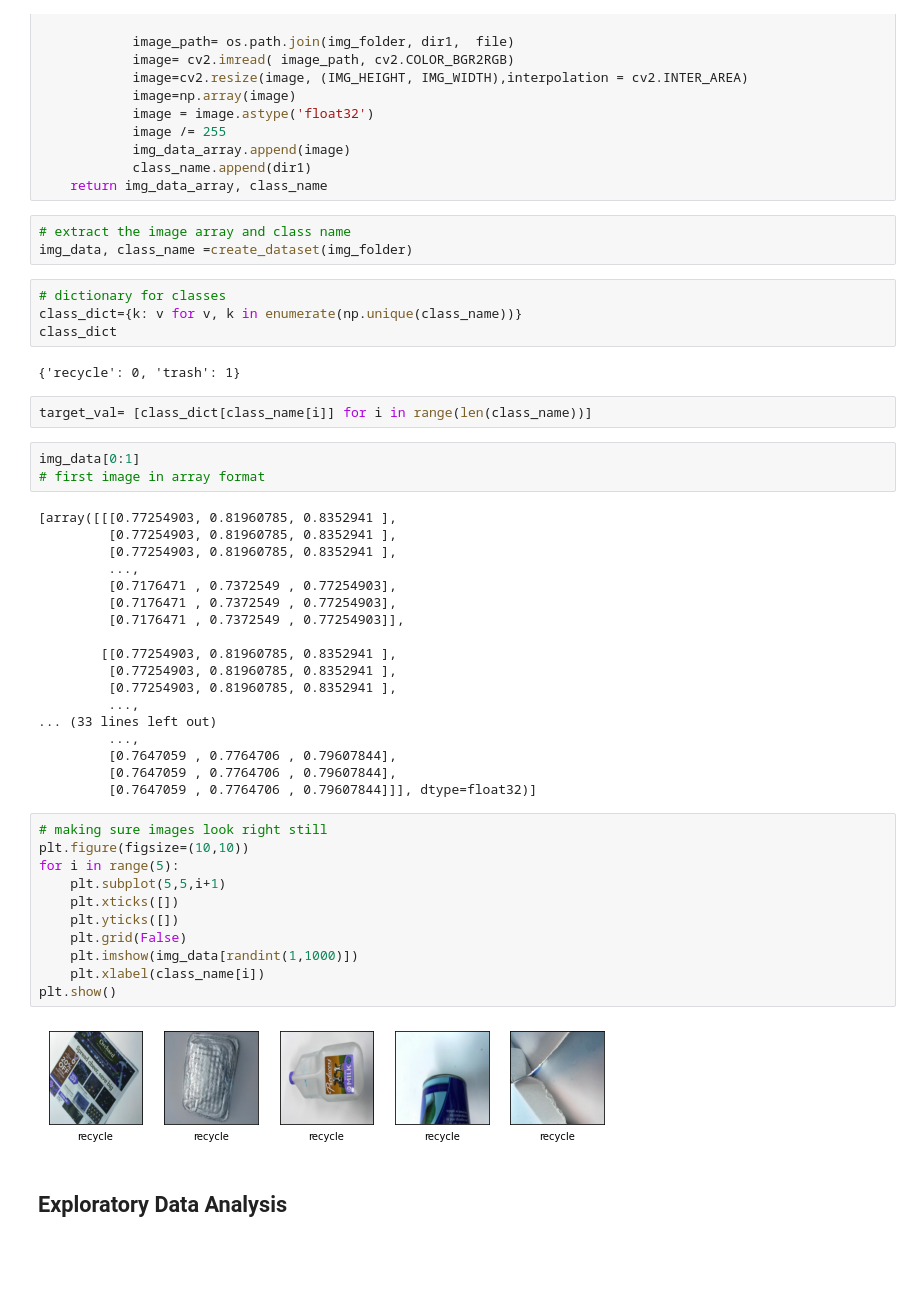
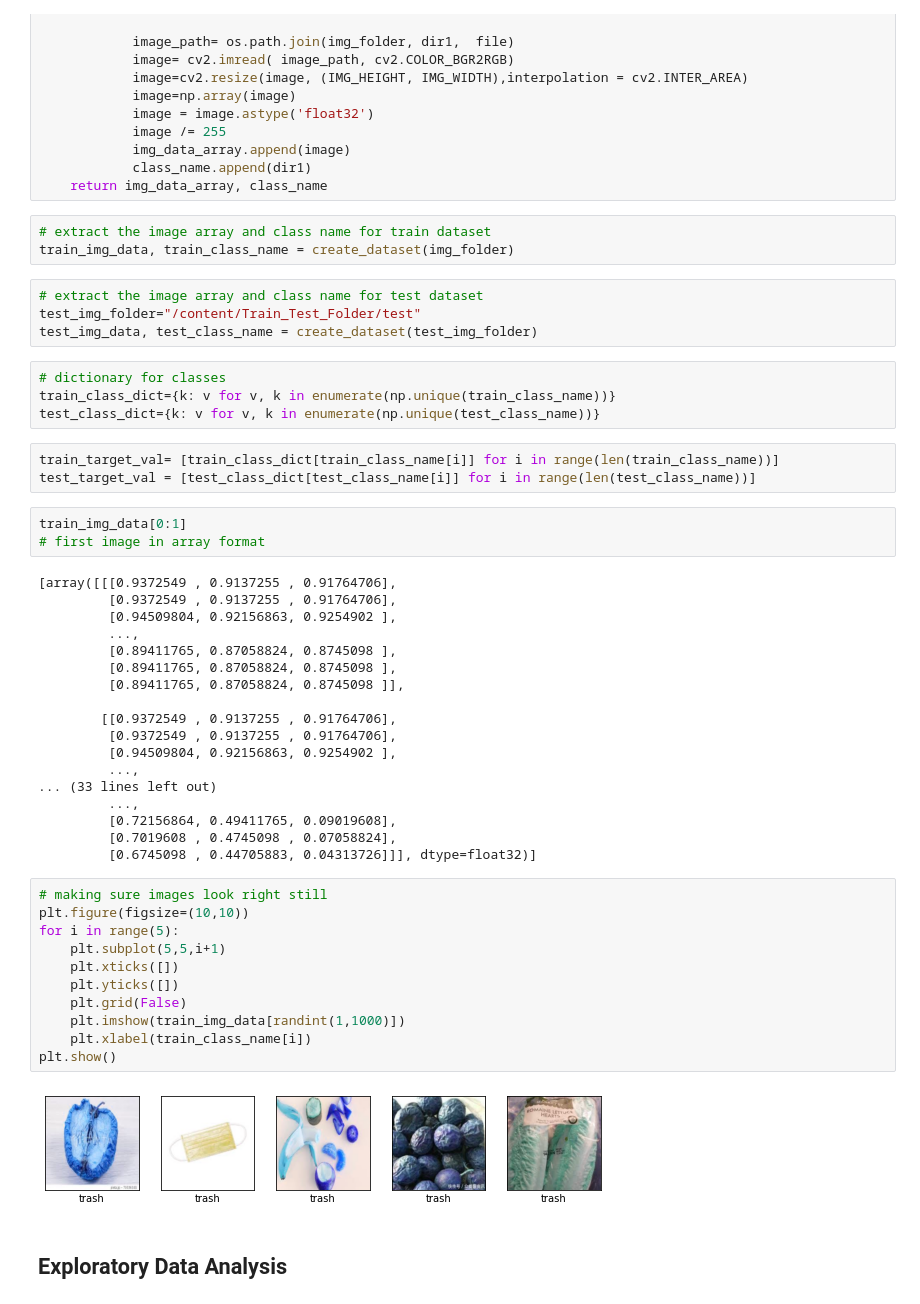
Before and after one commit to rlq3fm/DS-4002-project2, a Jupyter notebook: src/Project2.ipynb, the cells around one changed output. Drawn from its saved outputs; the diff is of its cells as text; blank space fills up the shorter version.

```diff
--- a/src/Project2.ipynb
+++ b/src/Project2.ipynb
@@ -103,50 +148,53 @@ def create_dataset(img_folder):
             class_name.append(dir1)
     return img_data_array, class_name
 # %%
-# extract the image array and class name
-img_data, class_name =create_dataset(img_folder)
+# extract the image array and class name for train dataset
+train_img_data, train_class_name = create_dataset(img_folder)
+# %%
+# extract the image array and class name for test dataset
+test_img_folder="/content/Train_Test_Folder/test"
+test_img_data, test_class_name = create_dataset(test_img_folder)
 # %%
 # dictionary for classes
-class_dict={k: v for v, k in enumerate(np.unique(class_name))}
-class_dict
+train_class_dict={k: v for v, k in enumerate(np.unique(train_class_name))}
+test_class_dict={k: v for v, k in enumerate(np.unique(test_class_name))}
-# %% [output]
-{'recycle': 0, 'trash': 1}
-# %%
-target_val= [class_dict[class_name[i]] for i in range(len(class_name))]
+# %%
+train_target_val= [train_class_dict[train_class_name[i]] for i in range(len(train_class_name))]
+test_target_val = [test_class_dict[test_class_name[i]] for i in range(len(test_class_name))]
 # %%
-img_data[0:1]
+train_img_data[0:1]
 # first image in array format
 # %% [output]
-[array([[[0.77254903, 0.81960785, 0.8352941 ],
-         [0.77254903, 0.81960785, 0.8352941 ],
-         [0.77254903, 0.81960785, 0.8352941 ],
+[array([[[0.9372549 , 0.9137255 , 0.91764706],
+         [0.9372549 , 0.9137255 , 0.91764706],
+         [0.94509804, 0.92156863, 0.9254902 ],
          ...,
-         [0.7176471 , 0.7372549 , 0.77254903],
-         [0.7176471 , 0.7372549 , 0.77254903],
-         [0.7176471 , 0.7372549 , 0.77254903]],
+         [0.89411765, 0.87058824, 0.8745098 ],
+         [0.89411765, 0.87058824, 0.8745098 ],
+         [0.89411765, 0.87058824, 0.8745098 ]],
 
-        [[0.77254903, 0.81960785, 0.8352941 ],
-         [0.77254903, 0.81960785, 0.8352941 ],
-         [0.77254903, 0.81960785, 0.8352941 ],
+        [[0.9372549 , 0.9137255 , 0.91764706],
+         [0.9372549 , 0.9137255 , 0.91764706],
+         [0.94509804, 0.92156863, 0.9254902 ],
          ...,
 ... (33 lines left out)
          ...,
-         [0.7647059 , 0.7764706 , 0.79607844],
-         [0.7647059 , 0.7764706 , 0.79607844],
-         [0.7647059 , 0.7764706 , 0.79607844]]], dtype=float32)]
+         [0.72156864, 0.49411765, 0.09019608],
+         [0.7019608 , 0.4745098 , 0.07058824],
+         [0.6745098 , 0.44705883, 0.04313726]]], dtype=float32)]
 # %%
 # making sure images look right still
 plt.figure(figsize=(10,10))
 for i in range(5):
     plt.subplot(5,5,i+1)
     plt.xticks([])
     plt.yticks([])
     plt.grid(False)
-    plt.imshow(img_data[randint(1,1000)])
-    plt.xlabel(class_name[i])
+    plt.imshow(train_img_data[randint(1,1000)])
+    plt.xlabel(train_class_name[i])
 plt.show()
 # %% [output]
-[figure, old version]
+[figure, new version]
 # %% [markdown]
 ## Exploratory Data Analysis
 # %% [markdown]
```
Also changed, not shown: parts of 20 cells of this notebook.
